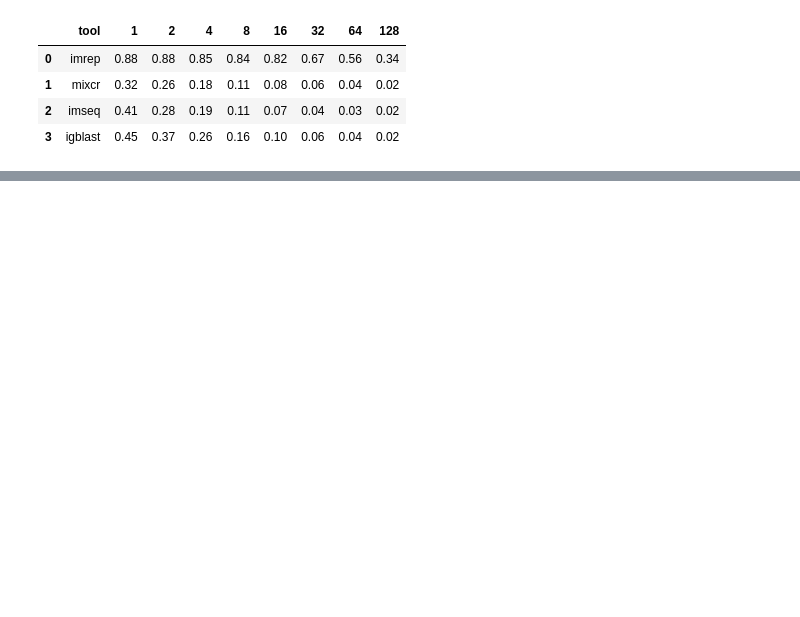
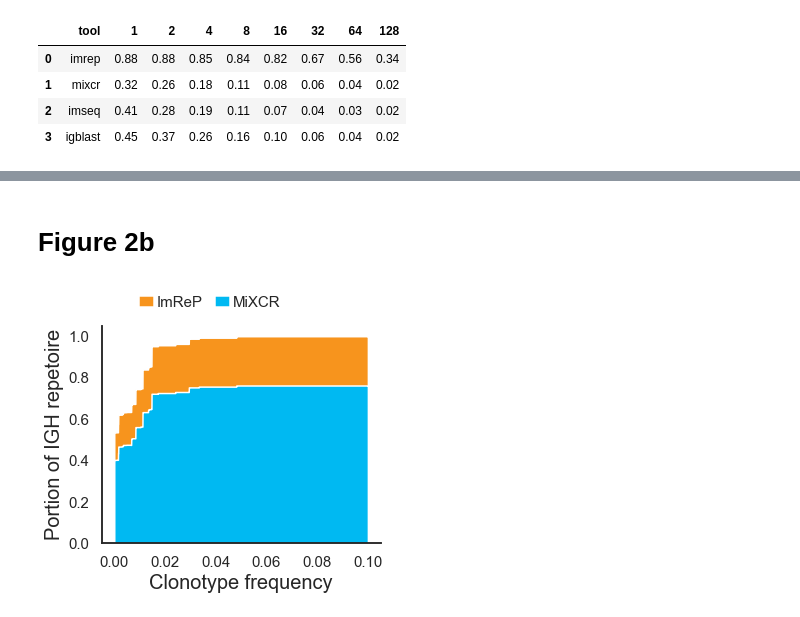
Before and after one commit to Mangul-Lab-USC/ImReP_publication_old, a Jupyter notebook: notebooks/Figure2.ipynb, the cells around one changed output, grey strips where cells are left out. Cells and saved outputs as stored; diff of their text form; code cells hidden in the pictures; blank space fills up the shorter version.

```diff
--- a/notebooks/Figure2.ipynb
+++ b/notebooks/Figure2.ipynb
@@ -52,0 +163,3 @@ eval_df
+# %%
+data_portion2=pd.read_csv("../summary_data/portion.captured.frequency.csv")
+data_portion2.tail()
@@ -52,0 +173,38 @@ eval_df
+# %% [markdown]
+# Figure 2b
+# %%
+fig, ax = plt.subplots(figsize=(5, 4))
+
+
+ax.stackplot(data_portion2['th'], data_portion2['imrep_portion_frequency'],labels=["ImReP"])
+ax.stackplot(data_portion2['th'], data_portion2['mixcr_portion_frequency'],labels=["MiXCR"])
+
+#ax.invert_xaxis()
+
+plt.legend(bbox_to_anchor=(0.69,1.2), frameon=False, ncol=2, handletextpad=0.2, columnspacing=0.8, handlelength=1, prop={'size': 15})
+
+
+ax.set_ylabel('Portion of IGH repetoire', fontsize='large')   # relative to plt.rcParams['font.size']
+ax.set_xlabel('Clonotype frequency', fontsize='large')   # relative to plt.rcParams['font.size']
+
+
+locs, labels = plt.xticks()
+
+#ax.spines['right'].set_visible(False)
+#ax.spines['top'].set_visible(False)
+
+
+
+# setting label sizes after creation
+ax.xaxis.label.set_size(20)
+ax.yaxis.label.set_size(20)
+
+# We change the fontsize of minor ticks label
+plt.tick_params(axis='both', which='major', labelsize=15)
+plt.tick_params(axis='both', which='minor', labelsize=15)
+
+sns.despine()
+plt.savefig("../figures/Figure2_b.pdf")
+plt.savefig("../figures/Figure2_b.png")
+# %% [output]
+[figure, added]
```
Also changed, not shown: parts of 15 cells of this notebook, 12 other files.
